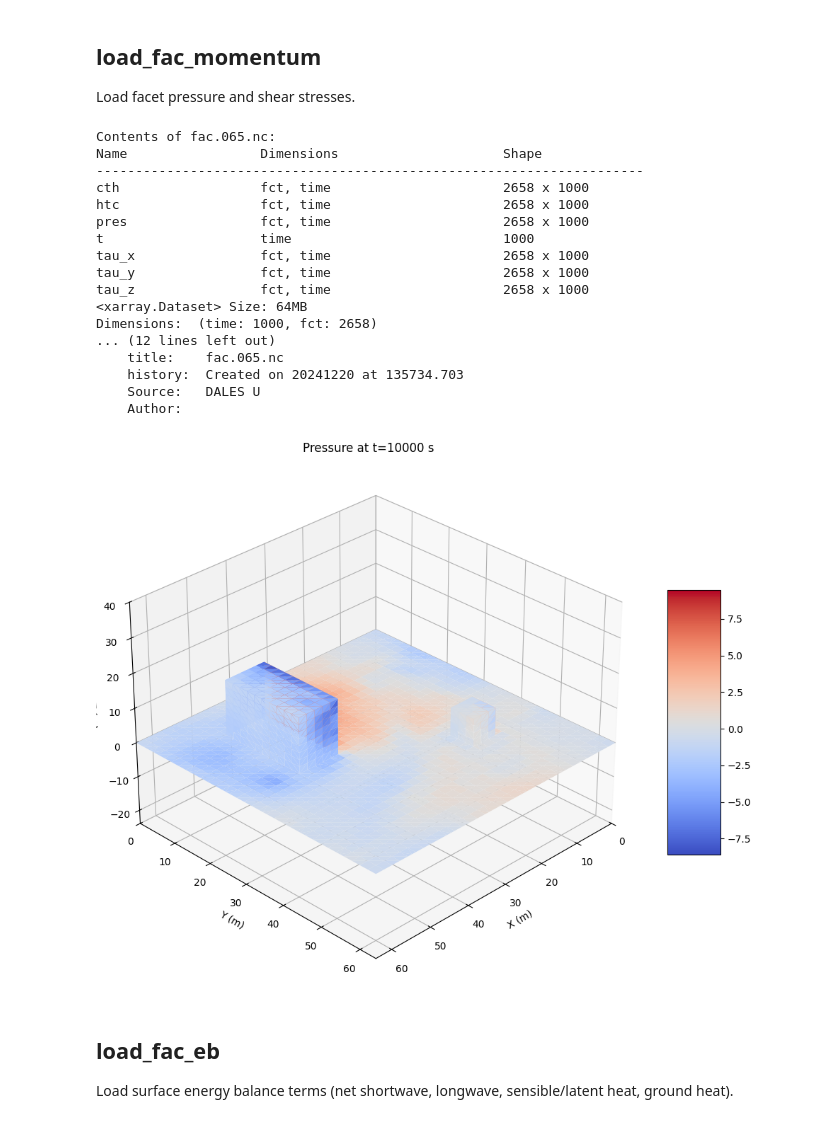
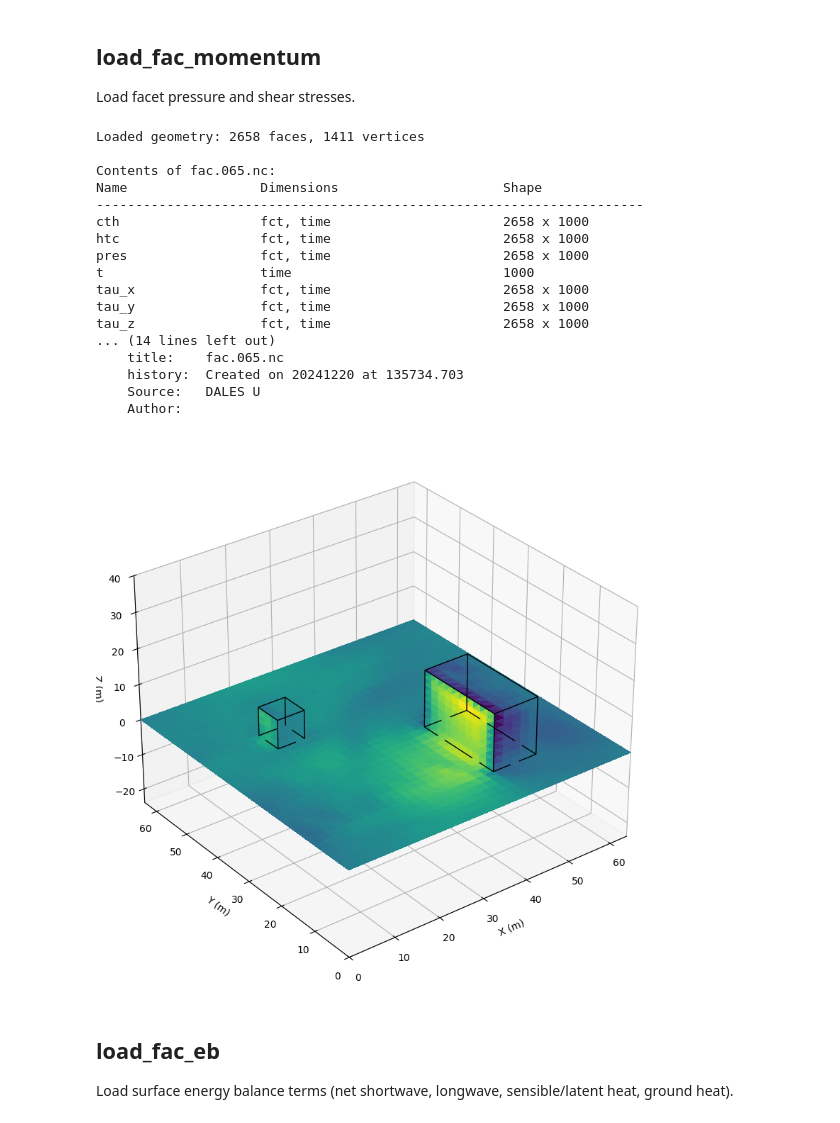
Before and after one commit to uDALES/u-dales, a Jupyter notebook: docs/tutorial_mlx/facets_tutorial.ipynb, the cells around one changed output. Cells and saved outputs as stored; diff of their text form; code cells hidden in the pictures.

Commit message:
Improve udbase tutorial and refactor geometry generation code into udgeom module

```diff
--- a/docs/tutorial_mlx/facets_tutorial.ipynb
+++ b/docs/tutorial_mlx/facets_tutorial.ipynb
@@ -209,32 +211,37 @@ plt.show()
 ## load_fac_momentum
 Load facet pressure and shear stresses.
 # %%
+# Reload module to pick up changes
+importlib.reload(udbase)
+from udbase import UDBase
+sim = UDBase(expnr, expdir)
+
 fac_mom = sim.load_fac_momentum()
 print(fac_mom)
 time_idx = -1
 t_val = float(fac_mom['t'].data[time_idx])
 pres_slice = fac_mom['pres'].isel(time=time_idx).data  # shape (n_facets,)
-sim.plot_fac(pres_slice, cmap='coolwarm', title=f'Pressure at t={t_val:.0f} s')
+sim.plot_fac(pres_slice)
 plt.show()
 # %% [output]
+Loaded geometry: 2658 faces, 1411 vertices
+
 Contents of fac.065.nc:
 Name                 Dimensions                     Shape
 ----------------------------------------------------------------------
 cth                  fct, time                      2658 x 1000
 htc                  fct, time                      2658 x 1000
 pres                 fct, time                      2658 x 1000
 t                    time                           1000
 tau_x                fct, time                      2658 x 1000
 tau_y                fct, time                      2658 x 1000
 tau_z                fct, time                      2658 x 1000
-<xarray.Dataset> Size: 64MB
-Dimensions:  (time: 1000, fct: 2658)
-... (12 lines left out)
+... (14 lines left out)
     title:    fac.065.nc
     history:  Created on 20241220 at 135734.703
     Source:   DALES U
     Author:
-[figure, old version]
+[figure, new version]
 # %% [markdown]
 ## load_fac_eb
 Load surface energy balance terms (net shortwave, longwave, sensible/latent heat, ground heat).
```
Also changed, not shown: parts of 9 cells of this notebook, 14 other files.
